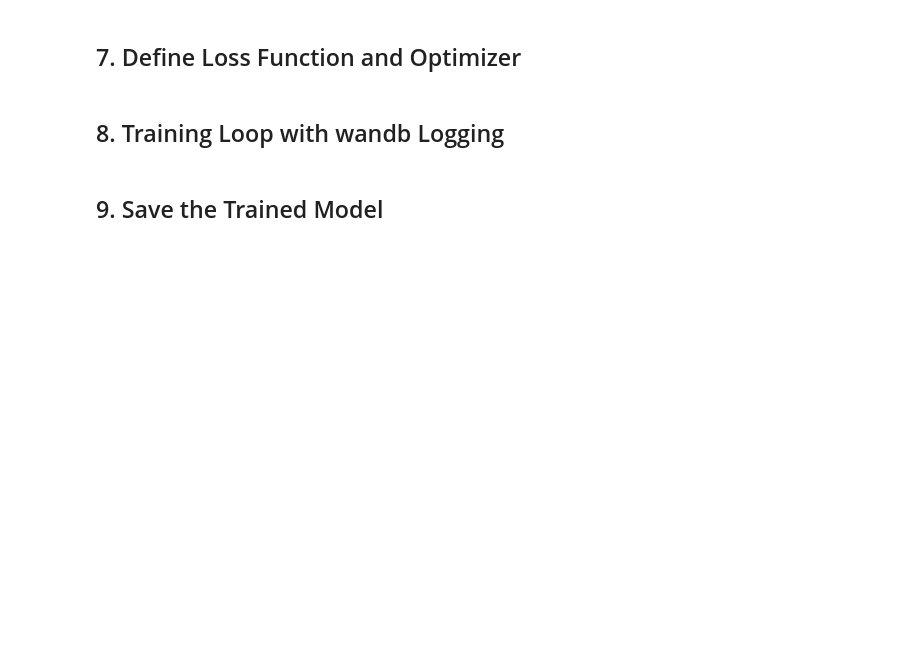
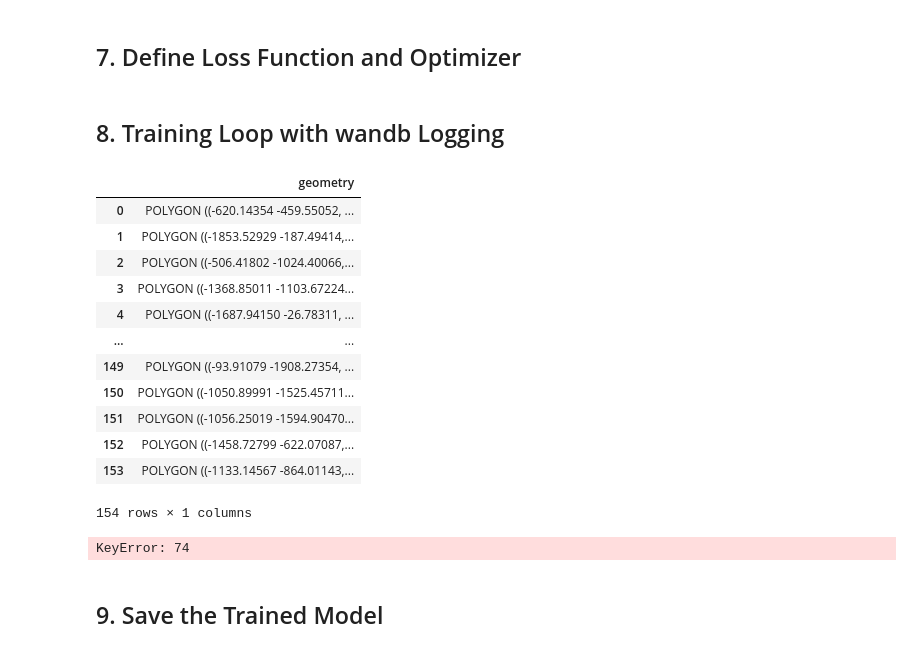
Before and after one commit to emilschmitz/secret-runway-detection, a Jupyter notebook: notebooks/train.ipynb, the cells around one changed output. Saved outputs shown, nothing was run; the diff lists cells and outputs as text; code cells hidden in the pictures; blank space fills up the shorter version.

```diff
--- a/notebooks/train.ipynb
+++ b/notebooks/train.ipynb
@@ -145,0 +134,17 @@ AttributeError: 'GeoDataFrame' object has no attribute 'append'
+# %%
+image_tensors = []
+label_tensors = []
+
+from tqdm.notebook import tqdm
+
+for _, area in input_areas.iterrows():
+    # Get the input image for the area
+    area = area.iloc[0]
+    input_image = input_area_to_input_image(area, input_areas.crs)
+    input_image_tensor = torch.tensor(input_image).to(device)
+
+    # Get the label tensor for the area
+    label_tensor = input_area_to_has_strip_tensor(landing_strips, area, input_areas.crs).to(device)
+
+    image_tensors.append(input_image)
+    label_tensors.append(label_tensor)
@@ -146,15 +154,15 @@ AttributeError: 'GeoDataFrame' object has no attribute 'append'
 # %% [markdown]
  ## 5. Define the Dataset
 # %%
-# %%
-# Define transformations
-transform = transforms.Compose([
-    transforms.Normalize(mean=[0.485, 0.456, 0.406],  # Standard ImageNet normalization
-                         std=[0.229, 0.224, 0.225])
-])
+# # %%
+# # Define transformations
+# transform = transforms.Compose([
+#     transforms.Normalize(mean=[0.485, 0.456, 0.406],  # Standard ImageNet normalization
+#                          std=[0.229, 0.224, 0.225])
+# ])
 
 # Create dataset
-dataset = LandingStripDataset(input_areas, landing_strips, transform=transform)
+dataset = LandingStripDataset(image_tensors, label_tensor)
 
 # Create DataLoader
 dataloader = DataLoader(dataset, batch_size=4, shuffle=True)
@@ -220,6 +230,23 @@ optimizer = optim.Adam(model.parameters(), lr=1e-4)
 scheduler = optim.lr_scheduler.StepLR(optimizer, step_size=7, gamma=0.1)
 # %% [markdown]
  ## 8. Training Loop with wandb Logging
+# %%
+# next(iter(dataloader))
+dataset.images
+# %% [output]
+|  | geometry |
+| 0 | POLYGON ((-620.14354 -459.55052, ... |
+| 1 | POLYGON ((-1853.52929 -187.49414,... |
+| 2 | POLYGON ((-506.41802 -1024.40066,... |
+| 3 | POLYGON ((-1368.85011 -1103.67224... |
+| 4 | POLYGON ((-1687.94150 -26.78311, ... |
+| ... | ... |
+| 149 | POLYGON ((-93.91079 -1908.27354, ... |
+| 150 | POLYGON ((-1050.89991 -1525.45711... |
+| 151 | POLYGON ((-1056.25019 -1594.90470... |
+| 152 | POLYGON ((-1458.72799 -622.07087,... |
+| 153 | POLYGON ((-1133.14567 -864.01143,... |
+154 rows × 1 columns
 # %%
 # %%
 num_epochs = 10  # Adjust as needed
@@ -262,6 +289,8 @@ for epoch in range(num_epochs):
     print(f"Epoch {epoch + 1} completed. Learning Rate: {current_lr}")
 
 print("Training complete.")
+# %% [output]
+KeyError: 74
 # %% [markdown]
  ## 9. Save the Trained Model
 # %%
```
Also changed, not shown: parts of 8 cells of this notebook, 20 other files.
